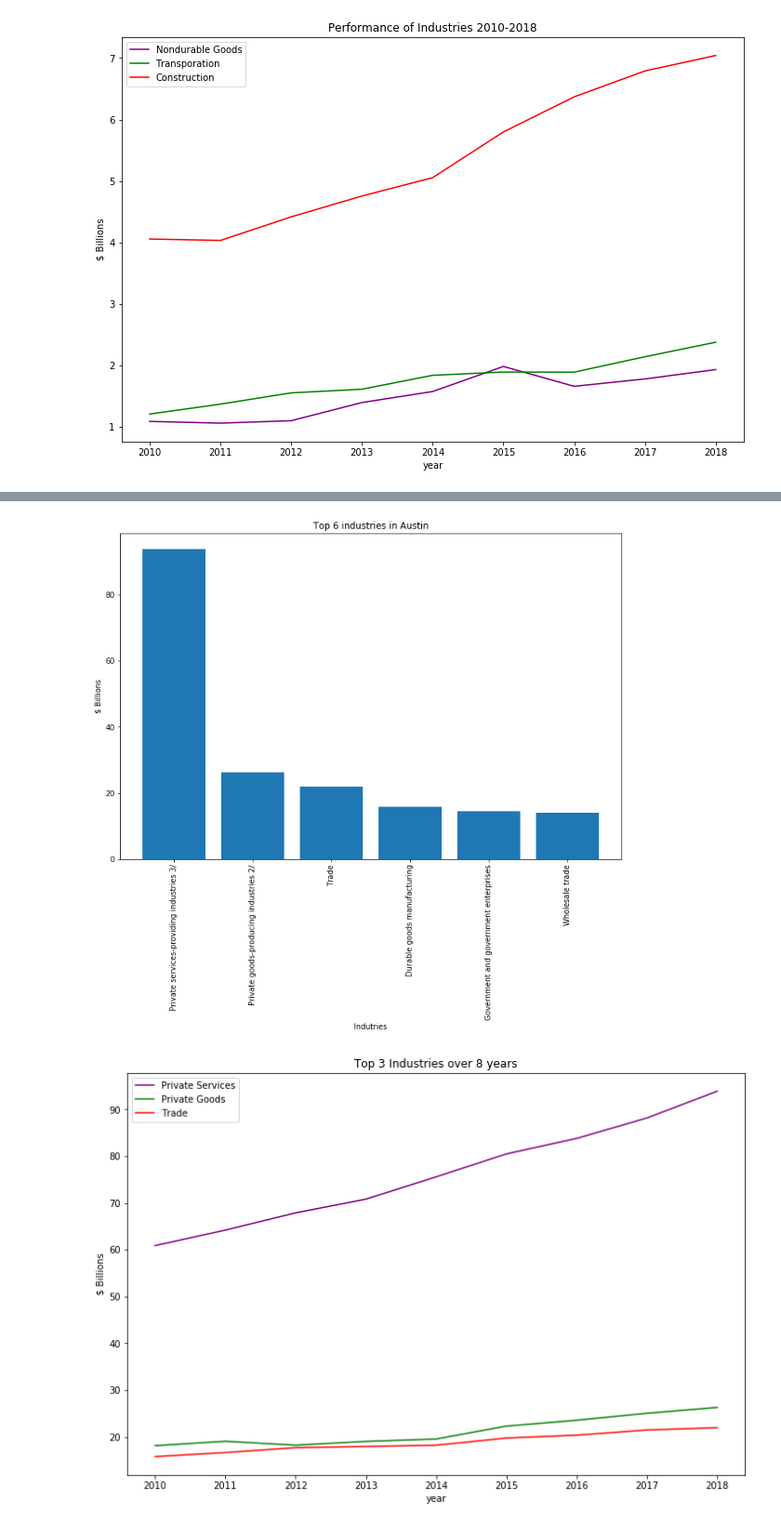
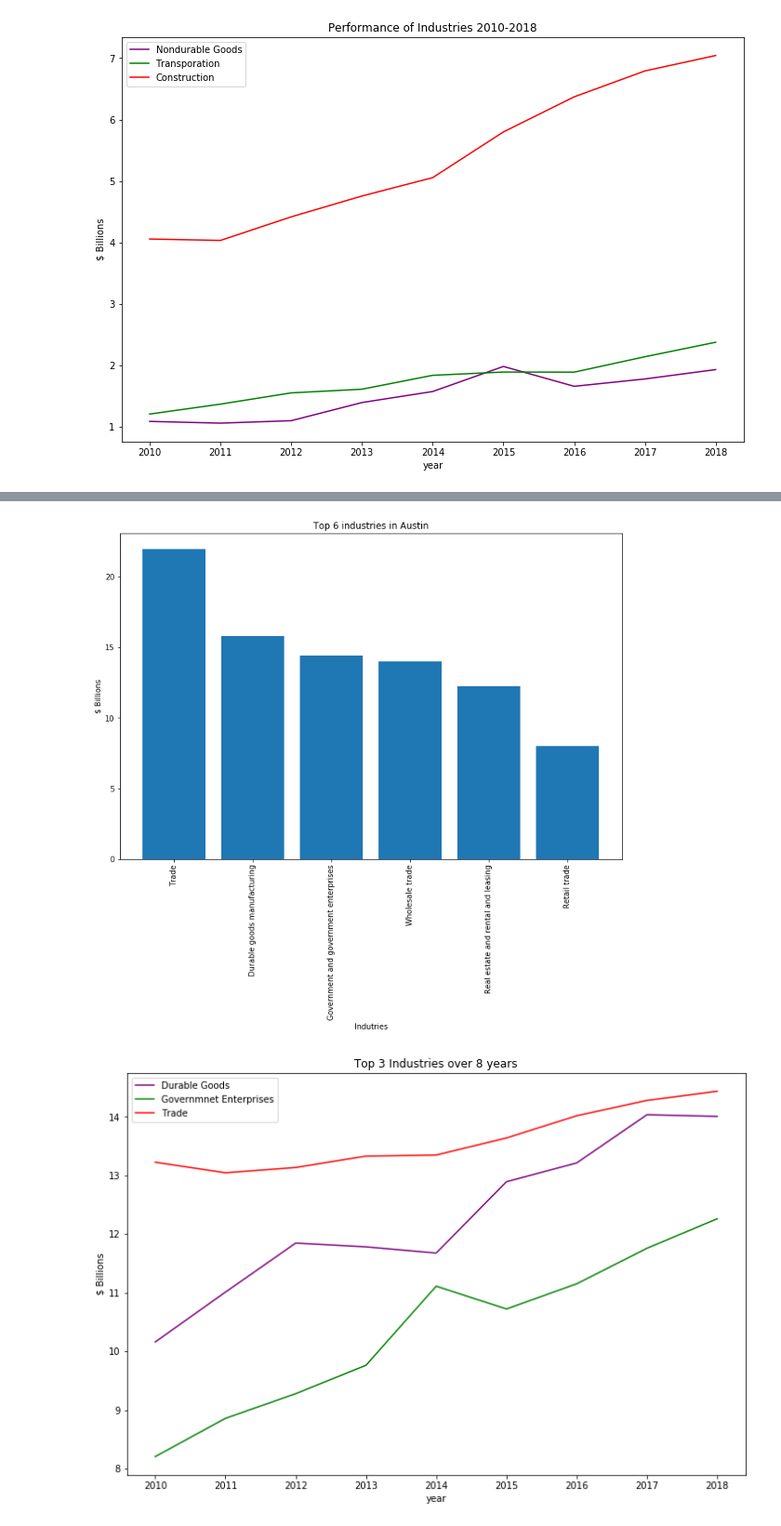
Before and after one commit to travis-tyler/AustinPopulationData, a Jupyter notebook: Rolando/Industries.ipynb, the cells around one changed output, grey strips where cells are left out. Shown at 93% size. Saved outputs shown, nothing was run; the diff lists cells and outputs as text; code cells hidden in the pictures.

Commit message:
Industries inAustin

```diff
--- a/Rolando/Industries.ipynb
+++ b/Rolando/Industries.ipynb
@@ -18,7 +18,7 @@ industries.append(data["Description"].unique())
 austin_df = data.drop(columns=["GeoFips","GeoName","LineCode","2001","2002","2003","2004","2005","2006","2007","2008","2009"])
 # %%
 # Drop rows because many of them have errors and they make the data incorrect
-austin = austin_df.drop(austin_df.index[[0,1,6,13,18,19,20,23,28]])
+austin = austin_df.drop(austin_df.index[[0,1,6,13,18,19,20,23,28,33,34]])
 n = austin_df.columns.drop("Description")
 # %%
 # replacing (D) with 0
@@ -147,26 +129,24 @@ plt.xticks(rotation=90)
 plt.savefig("../Output_Data/Top 6.png",dpi=100,bbox_inches='tight')
 plt.show()
 # %% [output]
-[figure, old version]
+[figure, new version]
 # %%
 # Make a line graph to see how these industries did over 8 years
 
-Priv_service = list(best.iloc[0,1:10])
-Priv_goods = list(best.iloc[1,1:10])
-Trade = list(best.iloc[2,1:10])
-Durable = list(best.iloc[3,1:10])
-Gov = list(best.iloc[4,1:10])
-Whole = list(best.iloc[5,1:10])
+Trade = list(best.iloc[0,1:10])
+Durable = list(best.iloc[1,1:10])
+Gov = list(best.iloc[2,1:10])
+Whole = list(best.iloc[3,1:10])
 # %%
 plt.figure(figsize=(12,8))
-plt.plot(year,Priv_service, label='Private Services', c='purple')
-plt.plot(year, Priv_goods, label='Private Goods', c='g')
+plt.plot(year,Durable, label='Durable Goods', c='purple')
+plt.plot(year, Gov, label='Governmnet Enterprises', c='g')
 plt.plot(year, Trade, label='Trade', c='r')
 plt.title('Top 3 Industries over 8 years')
 plt.xlabel('year')
 plt.ylabel('$ Billions')
 plt.legend()
 plt.savefig("../Output_Data/Top_3 over time.png",dpi=100,bbox_inches='tight')
 plt.show()
 # %% [output]
-[figure, old version]
+[figure, new version]
```
Also changed, not shown: parts of 4 cells of this notebook, 3 other files.
